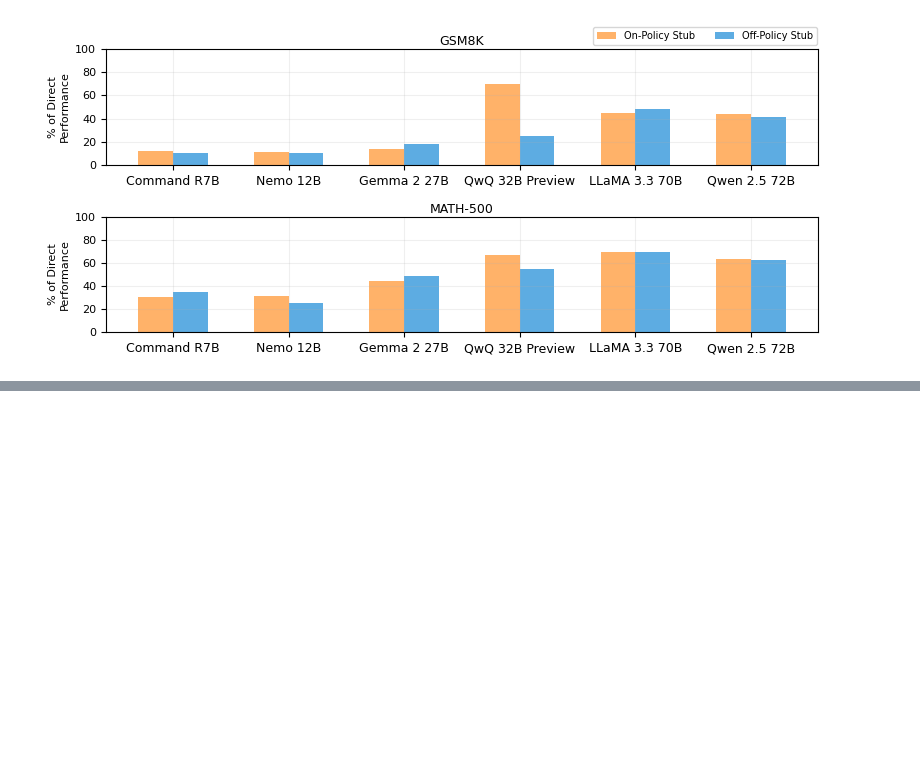
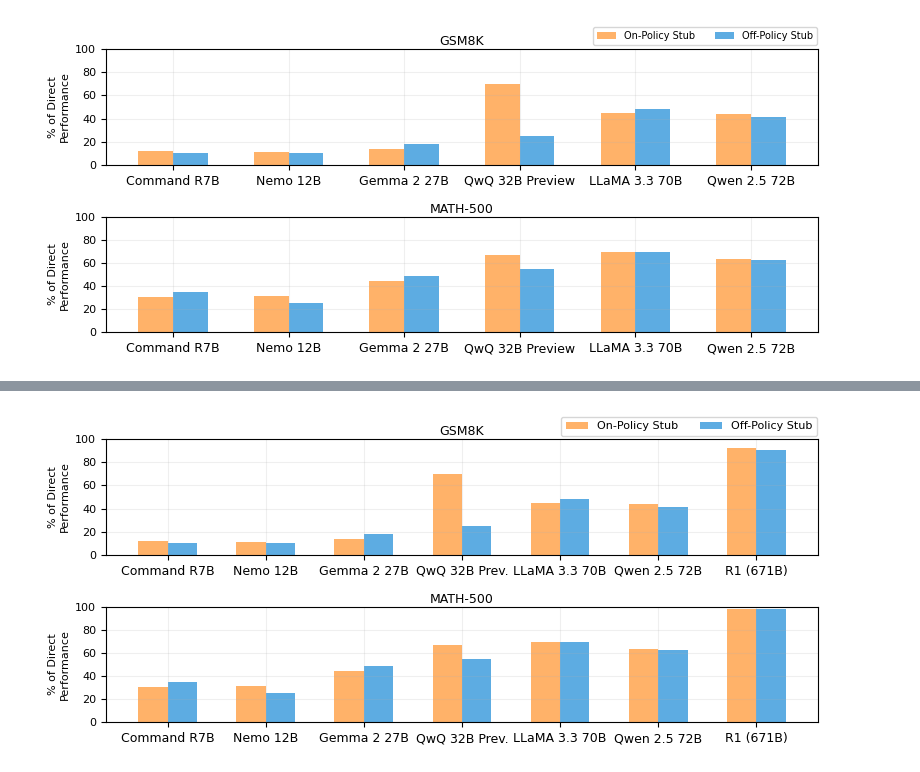
Before and after one commit to sasilver75/cohere-reasoning-v5, a Jupyter notebook: gsm8k/generate_plots.ipynb, the cells around one changed output, grey strips where cells are left out. Cells and saved outputs as stored; diff of their text form; code cells hidden in the pictures; blank space fills up the shorter version.

Commit message:
got chart for r1

```diff
--- a/gsm8k/generate_plots.ipynb
+++ b/gsm8k/generate_plots.ipynb
@@ -537,0 +561,86 @@ plt.show()
+# %%
+# Create a figure with two stacked subplots
+fig, (ax1, ax2) = plt.subplots(2, 1, figsize=(8, 3.5), height_ratios=[1, 1])
+
+# Colors for the two scenarios (On-Policy and Off-Policy)
+colors = ['#ff9f43', '#3498db']
+bar_width = 0.3
+scenarios = ['on', 'off']
+scenario_labels = ['On-Policy Stub', 'Off-Policy Stub']
+
+# Update the list of models to include the new "R1 (671B)"
+models = [
+    'command-r7b-12-2024',
+    'mistralai/mistral-nemo',
+    'google/gemma-2-27b-it',
+    'qwen/qwq-32b-preview',
+    'meta-llama/llama-3.3-70b-instruct',
+    'qwen/qwen-2.5-72b-instruct',
+    'R1 (671B)'  # <-- new model
+]
+
+model_display_names = [
+    'Command R7B',
+    'Nemo 12B',
+    'Gemma 2 27B',
+    'QwQ 32B Prev.',
+    'LLaMA 3.3 70B',
+    'Qwen 2.5 72B',
+    'R1 (671B)'  # <-- new model display name
+]
+
+x = np.arange(len(models))
+
+def plot_dataset_bars(ax, dataset_key, title):
+    bars = []  # For storing bar objects for the legend
+    for i, (scenario, label) in enumerate(zip(scenarios, scenario_labels)):
+        relative_values = []
+        for model in models:
+            if model == 'R1 (671B)':
+                # Inject the provided percentages for the R1 (671B) model
+                if dataset_key == 'gsm8k':
+                    if scenario == 'on':
+                        relative_value = 92.63
+                    elif scenario == 'off':
+                        relative_value = 90.25
+                elif dataset_key == 'math':
+                    # For math, both on- and off-policy are identical
+                    relative_value = 97.93
+            else:
+                # For all other models, use the lookup dictionary to compute the percentage
+                direct_value = lookup[dataset_key]['direct'][model]
+                scenario_value = lookup[dataset_key][scenario][model]
+                relative_value = (scenario_value / direct_value) * 100
+            relative_values.append(relative_value)
+
+        bar = ax.bar(x + i * bar_width, relative_values, bar_width,
+                     color=colors[i], alpha=0.8)
+        bars.append(bar)
+
+    # Customize each subplot for clarity
+    ax.set_ylabel('% of Direct\nPerformance', fontsize=8)
+    ax.set_xticks(x + bar_width / 2)
+    ax.set_xticklabels(model_display_names, rotation=0, ha='center', fontsize=9)
+    ax.tick_params(axis='y', labelsize=8)
+    ax.grid(True, alpha=0.2)
+    ax.set_ylim(0, 100)
+    ax.set_title(title, fontsize=9, pad=3)
+
+    return bars
+
+# Create the plots for GSM8K and MATH-500
+bars1 = plot_dataset_bars(ax1, 'gsm8k', 'GSM8K')
+bars2 = plot_dataset_bars(ax2, 'math', 'MATH-500')
+
+# Add a single legend at the top right of the figure with bold font
+legend = fig.legend(bars1, scenario_labels, ncol=2,
+                    bbox_to_anchor=(0.98, .98), loc='upper right', borderaxespad=0.,
+                    prop={'size': 8})
+
+plt.subplots_adjust(hspace=0.4)
+plt.tight_layout()
+plt.savefig('combined_relative_performance.pdf', format='pdf', bbox_inches='tight', dpi=300)
+plt.savefig('combined_relative_performance.svg', format='svg', bbox_inches='tight')
+plt.show()
+# %% [output]
+[figure, added]
```
Also changed, not shown: parts of 3 cells of this notebook, 7 other files.
